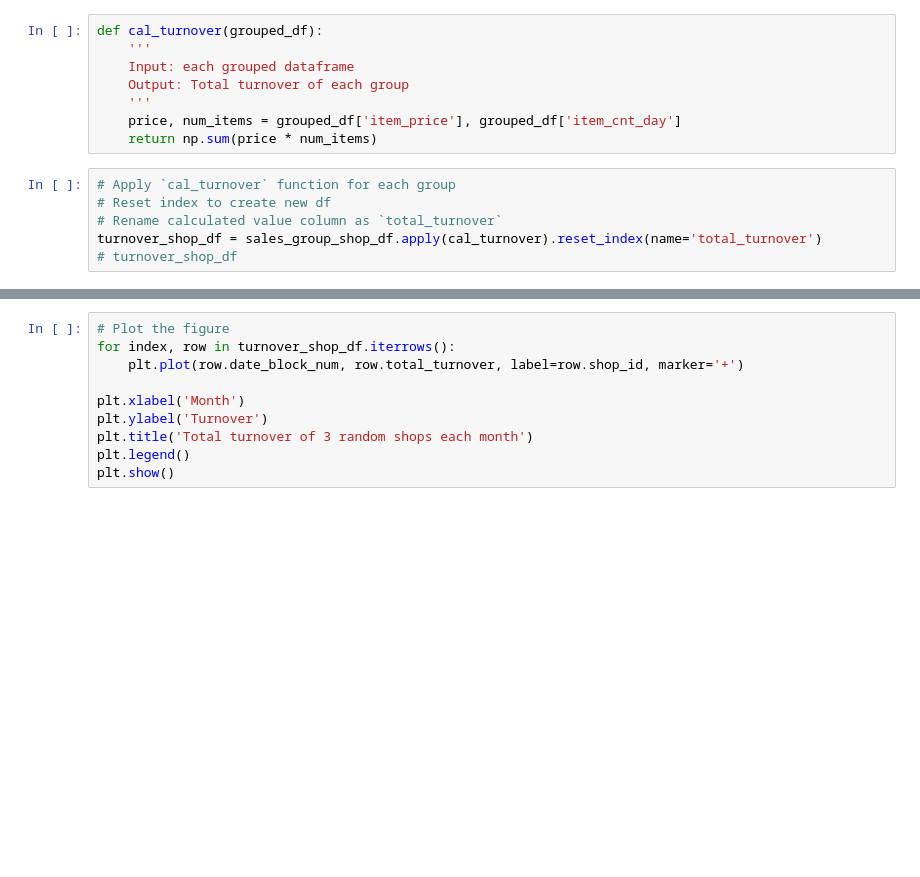
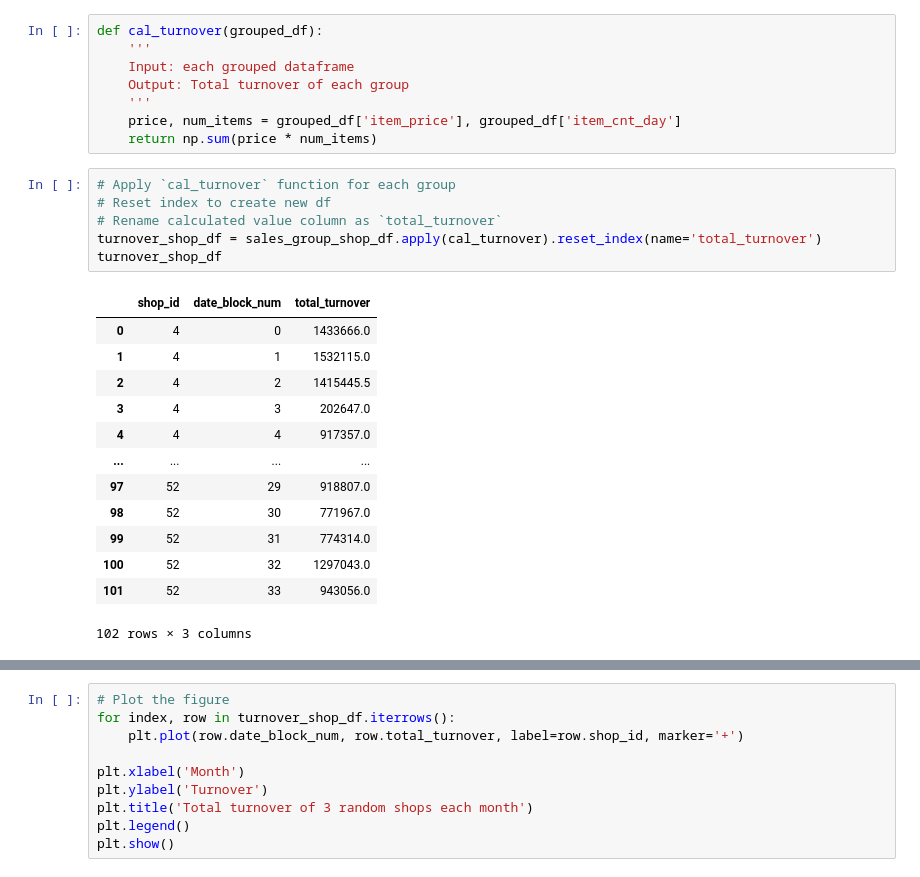
Before and after one commit to MinhHuuNguyen/mci-python, a Jupyter notebook: python_lv1/lectures/5_matplotlib_intro_solution.ipynb, the cells around one changed output, grey strips where cells are left out. Cells and saved outputs as stored; diff of their text form; blank space fills up the shorter version.

```diff
--- a/python_lv1/lectures/5_matplotlib_intro_solution.ipynb
+++ b/python_lv1/lectures/5_matplotlib_intro_solution.ipynb
@@ -85,9 +85,23 @@ def cal_turnover(grouped_df):
 # %%
 # Apply `cal_turnover` function for each group
 # Reset index to create new df
 # Rename calculated value column as `total_turnover`
 turnover_shop_df = sales_group_shop_df.apply(cal_turnover).reset_index(name='total_turnover')
-# turnover_shop_df
+turnover_shop_df
+# %% [output]
+|  | shop_id | date_block_num | total_turnover |
+| 0 | 4 | 0 | 1433666.0 |
+| 1 | 4 | 1 | 1532115.0 |
+| 2 | 4 | 2 | 1415445.5 |
+| 3 | 4 | 3 | 202647.0 |
+| 4 | 4 | 4 | 917357.0 |
+| ... | ... | ... | ... |
+| 97 | 52 | 29 | 918807.0 |
+| 98 | 52 | 30 | 771967.0 |
+| 99 | 52 | 31 | 774314.0 |
+| 100 | 52 | 32 | 1297043.0 |
+| 101 | 52 | 33 | 943056.0 |
+102 rows × 3 columns
 # %%
 # Group by to get a list of `date_block_num` and `total_turnover`
 turnover_shop_df = turnover_shop_df.groupby(by='shop_id').agg({
```
Also changed, not shown: parts of 17 cells of this notebook, 5 other files.
